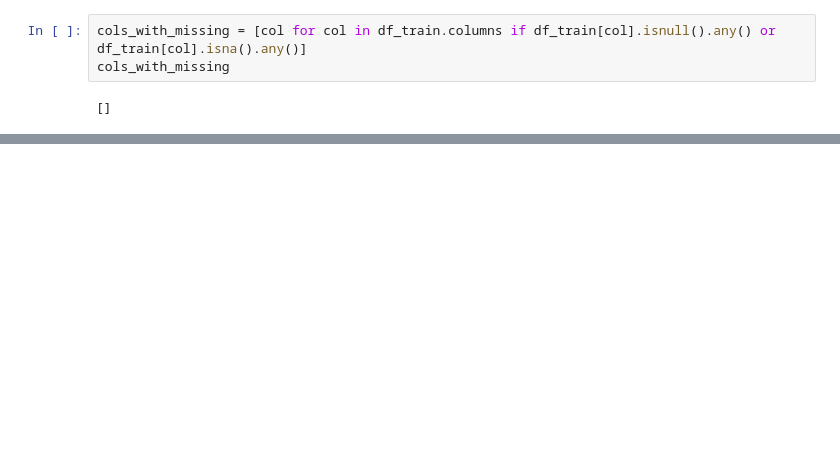
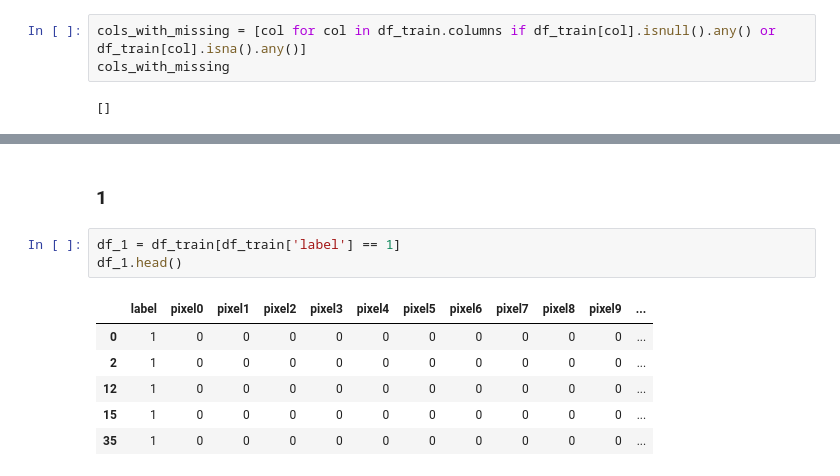
Before and after one commit to Milutin-S/kaggleCompetitions, a Jupyter notebook: Digit_Recognizer/scripts/analysis.ipynb, the cells around one changed output, grey strips where cells are left out. Cells and saved outputs as stored; diff of their text form; blank space fills up the shorter version.

```diff
--- a/Digit_Recognizer/scripts/analysis.ipynb
+++ b/Digit_Recognizer/scripts/analysis.ipynb
@@ -147,0 +175,12 @@ cols_with_missing
+# %% [markdown]
+### 1
+# %%
+df_1 = df_train[df_train['label'] == 1]
+df_1.head()
+# %% [output]
+|  | label | pixel0 | pixel1 | pixel2 | pixel3 | pixel4 | pixel5 | pixel6 | pixel7 | pixel8 | pixel9 | ... |
+| 0 | 1 | 0 | 0 | 0 | 0 | 0 | 0 | 0 | 0 | 0 | 0 | ... |
+| 2 | 1 | 0 | 0 | 0 | 0 | 0 | 0 | 0 | 0 | 0 | 0 | ... |
+| 12 | 1 | 0 | 0 | 0 | 0 | 0 | 0 | 0 | 0 | 0 | 0 | ... |
+| 15 | 1 | 0 | 0 | 0 | 0 | 0 | 0 | 0 | 0 | 0 | 0 | ... |
+| 35 | 1 | 0 | 0 | 0 | 0 | 0 | 0 | 0 | 0 | 0 | 0 | ... |
```
Also changed, not shown: parts of 9 cells of this notebook.
